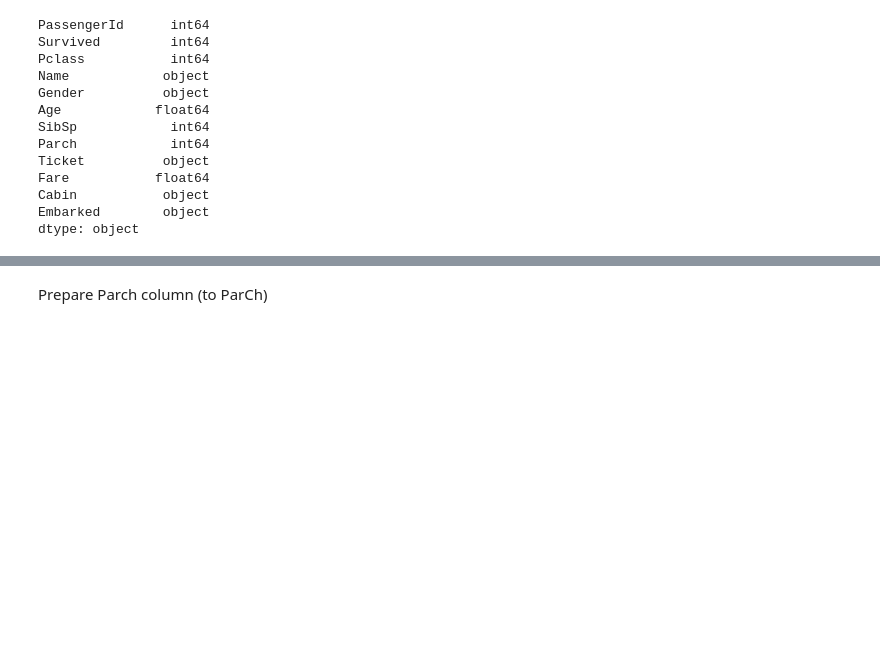
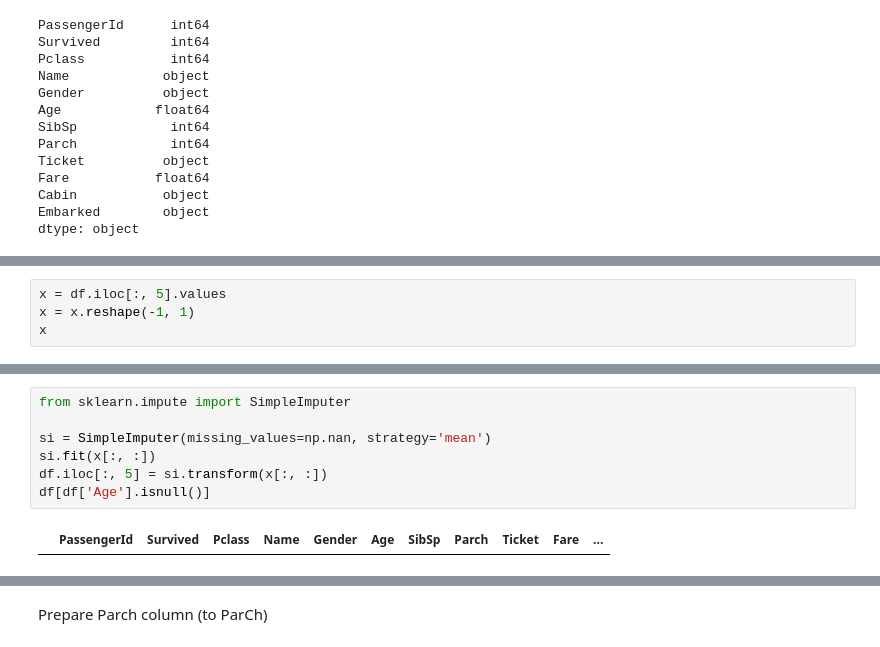
Before and after one commit to soheilabbasnia/titanic-eda, a Jupyter notebook: eda.ipynb, the cells around one changed output, grey strips where cells are left out. Cells and saved outputs as stored; diff of their text form; blank space fills up the shorter version.

```diff
--- a/eda.ipynb
+++ b/eda.ipynb
@@ -55,0 +83,4 @@ Prepare Age column (missing values, outliers)
+# %%
+x = df.iloc[:, 5].values
+x = x.reshape(-1, 1)
+x
@@ -55,0 +105,9 @@ Prepare Age column (missing values, outliers)
+# %%
+from sklearn.impute import SimpleImputer
+
+si = SimpleImputer(missing_values=np.nan, strategy='mean')
+si.fit(x[:, :])
+df.iloc[:, 5] = si.transform(x[:, :])
+df[df['Age'].isnull()]
+# %% [output]
+|  | PassengerId | Survived | Pclass | Name | Gender | Age | SibSp | Parch | Ticket | Fare | ... |
```
Also changed, not shown: parts of 6 cells of this notebook.
